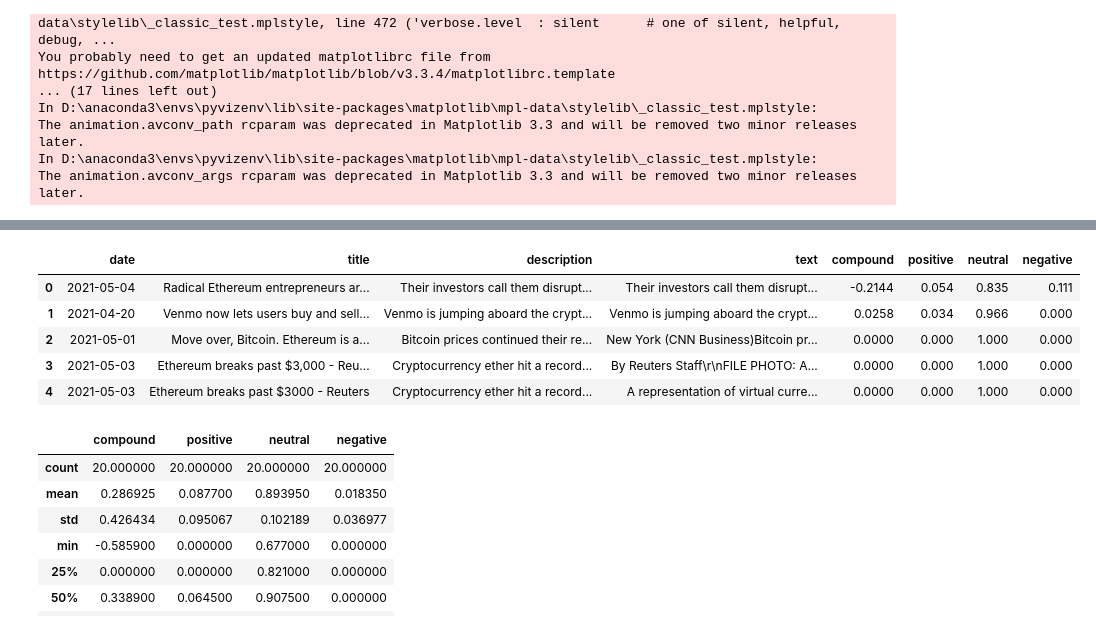
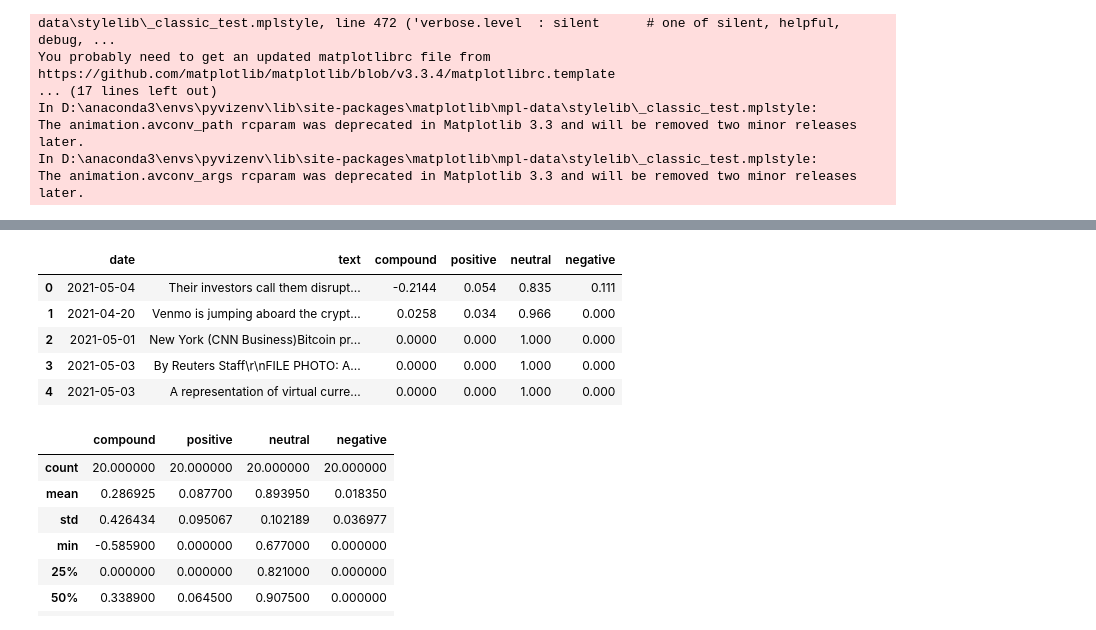
Before and after one commit to Kyyzer/week12-crypto-tales, a Jupyter notebook: crypto_sentiment.ipynb, the cells around one changed output, grey strips where cells are left out. Drawn from its saved outputs; the diff is of its cells as text; code cells hidden in the pictures.

```diff
--- a/crypto_sentiment.ipynb
+++ b/crypto_sentiment.ipynb
@@ -91,37 +90,36 @@ btc_df.head()
 # %%
 # Create the Bitcoin sentiment scores DataFrame
 eth_sentiments = []
 
 for article in eth_news["articles"]:
     try:
         title = article["title"]
         description = article["description"]
         text = article["content"]
         date = article["publishedAt"][:10]
         sentiment = analyzer.polarity_scores(text)
         compound = sentiment["compound"]
         positive = sentiment["pos"]
         negative = sentiment["neg"]
         neutral = sentiment["neu"]
 
         eth_sentiments.append({"text": text, "date": date, "compound": compound, "positive": positive, "negative": negative, "neutral": neutral})
     except AttributeError:
         pass
 
-eth_sent_df = pd.DataFrame(eth_sentiments)
-eth_df = eth_df.merge(eth_sent_df)
+eth_df = pd.DataFrame(eth_sentiments)
 
-cols = ["date", "title", "description", "text", "compound", "positive", "neutral", "negative"]
+cols = ["date", "text", "compound", "positive", "neutral", "negative"]
 eth_df = eth_df[cols]
 
 eth_df.head()
 # %% [output]
-|  | date | title | description | text | compound | positive | neutral | negative |
-| 0 | 2021-05-04 | Radical Ethereum entrepreneurs ar... | Their investors call them disrupt... | Their investors call them disrupt... | -0.2144 | 0.054 | 0.835 | 0.111 |
-| 1 | 2021-04-20 | Venmo now lets users buy and sell... | Venmo is jumping aboard the crypt... | Venmo is jumping aboard the crypt... | 0.0258 | 0.034 | 0.966 | 0.000 |
-| 2 | 2021-05-01 | Move over, Bitcoin. Ethereum is a... | Bitcoin prices continued their re... | New York (CNN Business)Bitcoin pr... | 0.0000 | 0.000 | 1.000 | 0.000 |
-| 3 | 2021-05-03 | Ethereum breaks past $3,000 - Reu... | Cryptocurrency ether hit a record... | By Reuters Staff\r\nFILE PHOTO: A... | 0.0000 | 0.000 | 1.000 | 0.000 |
-| 4 | 2021-05-03 | Ethereum breaks past $3000 - Reuters | Cryptocurrency ether hit a record... | A representation of virtual curre... | 0.0000 | 0.000 | 1.000 | 0.000 |
+|  | date | text | compound | positive | neutral | negative |
+| 0 | 2021-05-04 | Their investors call them disrupt... | -0.2144 | 0.054 | 0.835 | 0.111 |
+| 1 | 2021-04-20 | Venmo is jumping aboard the crypt... | 0.0258 | 0.034 | 0.966 | 0.000 |
+| 2 | 2021-05-01 | New York (CNN Business)Bitcoin pr... | 0.0000 | 0.000 | 1.000 | 0.000 |
+| 3 | 2021-05-03 | By Reuters Staff\r\nFILE PHOTO: A... | 0.0000 | 0.000 | 1.000 | 0.000 |
+| 4 | 2021-05-03 | A representation of virtual curre... | 0.0000 | 0.000 | 1.000 | 0.000 |
 # %%
 # Describe the Bitcoin Sentiment
 btc_df.describe()
```
Also changed, not shown: parts of 9 cells of this notebook.
